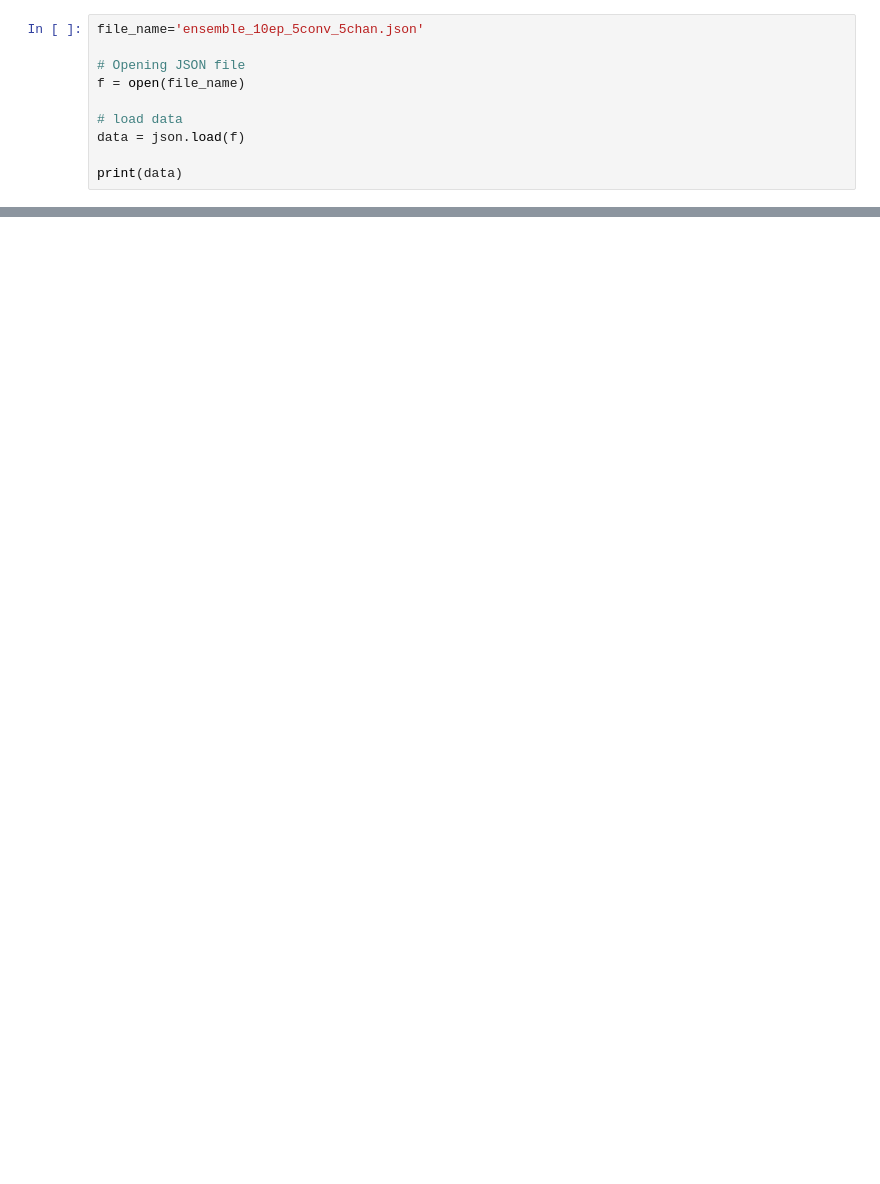
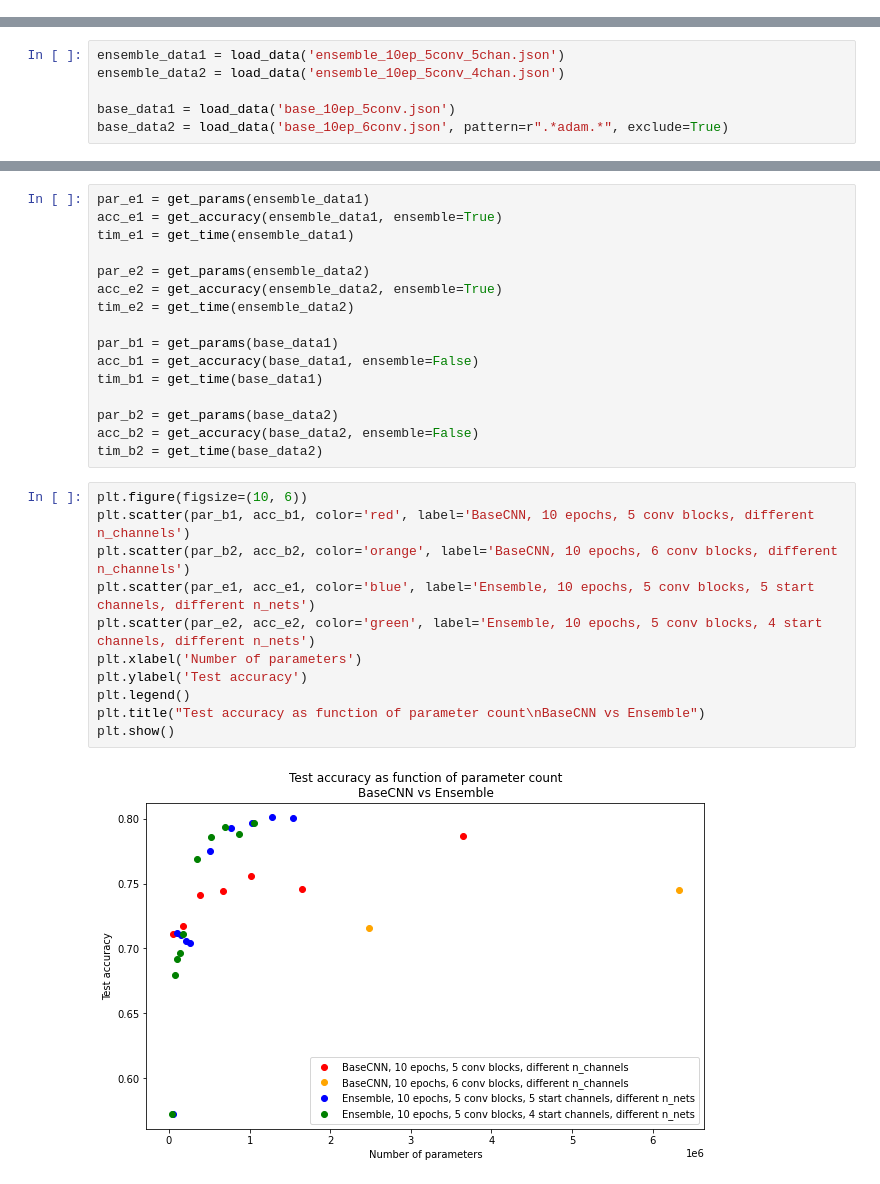
Before and after one commit to jortgutter/natural_computing, a Jupyter notebook: project/code/figs/plotting.ipynb, the cells around one changed output, grey strips where cells are left out. Drawn from its saved outputs; the diff is of its cells as text; blank space fills up the shorter version.

Commit message:
Add figures. Add combined results

```diff
--- a/project/code/figs/plotting.ipynb
+++ b/project/code/figs/plotting.ipynb
@@ -5,10 +5,0 @@ import json
-# %%
-file_name='ensemble_10ep_5conv_5chan.json'
-
-# Opening JSON file
-f = open(file_name)
-
-# load data
-data = json.load(f)
-
-print(data)
@@ -16,0 +29,6 @@ print(data)
+# %%
+ensemble_data1 = load_data('ensemble_10ep_5conv_5chan.json')
+ensemble_data2 = load_data('ensemble_10ep_5conv_4chan.json')
+
+base_data1 = load_data('base_10ep_5conv.json')
+base_data2 = load_data('base_10ep_6conv.json', pattern=r".*adam.*", exclude=True)
@@ -16,0 +53,29 @@ print(data)
+# %%
+par_e1 = get_params(ensemble_data1)
+acc_e1 = get_accuracy(ensemble_data1, ensemble=True)
+tim_e1 = get_time(ensemble_data1)
+
+par_e2 = get_params(ensemble_data2)
+acc_e2 = get_accuracy(ensemble_data2, ensemble=True)
+tim_e2 = get_time(ensemble_data2)
+
+par_b1 = get_params(base_data1)
+acc_b1 = get_accuracy(base_data1, ensemble=False)
+tim_b1 = get_time(base_data1)
+
+par_b2 = get_params(base_data2)
+acc_b2 = get_accuracy(base_data2, ensemble=False)
+tim_b2 = get_time(base_data2)
+# %%
+plt.figure(figsize=(10, 6))
+plt.scatter(par_b1, acc_b1, color='red', label='BaseCNN, 10 epochs, 5 conv blocks, different n_channels')
+plt.scatter(par_b2, acc_b2, color='orange', label='BaseCNN, 10 epochs, 6 conv blocks, different n_channels')
+plt.scatter(par_e1, acc_e1, color='blue', label='Ensemble, 10 epochs, 5 conv blocks, 5 start channels, different n_nets')
+plt.scatter(par_e2, acc_e2, color='green', label='Ensemble, 10 epochs, 5 conv blocks, 4 start channels, different n_nets')
+plt.xlabel('Number of parameters')
+plt.ylabel('Test accuracy')
+plt.legend()
+plt.title("Test accuracy as function of parameter count\nBaseCNN vs Ensemble")
+plt.show()
+# %% [output]
+[figure, added]
```
Also changed, not shown: parts of 7 cells of this notebook, 8 other files.
